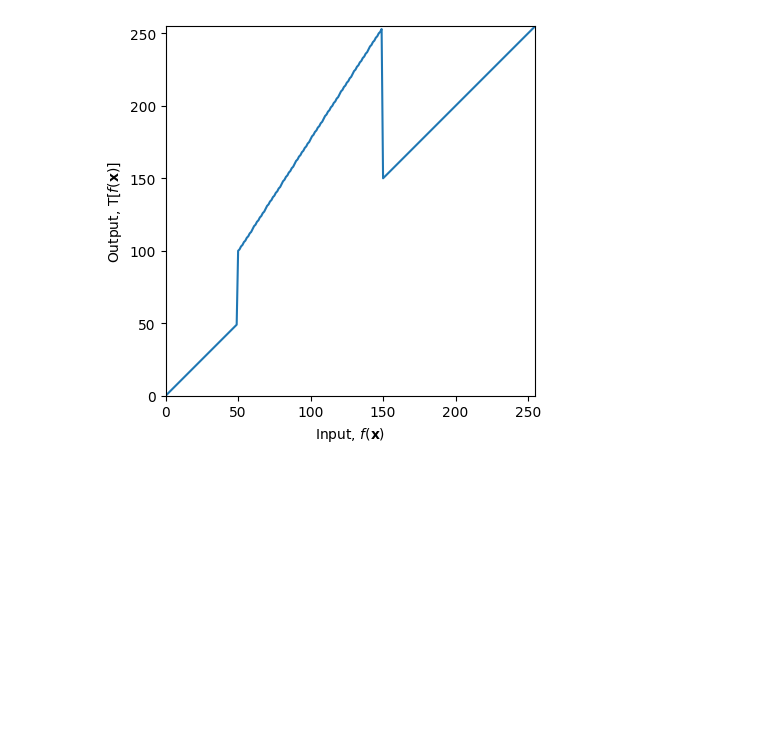
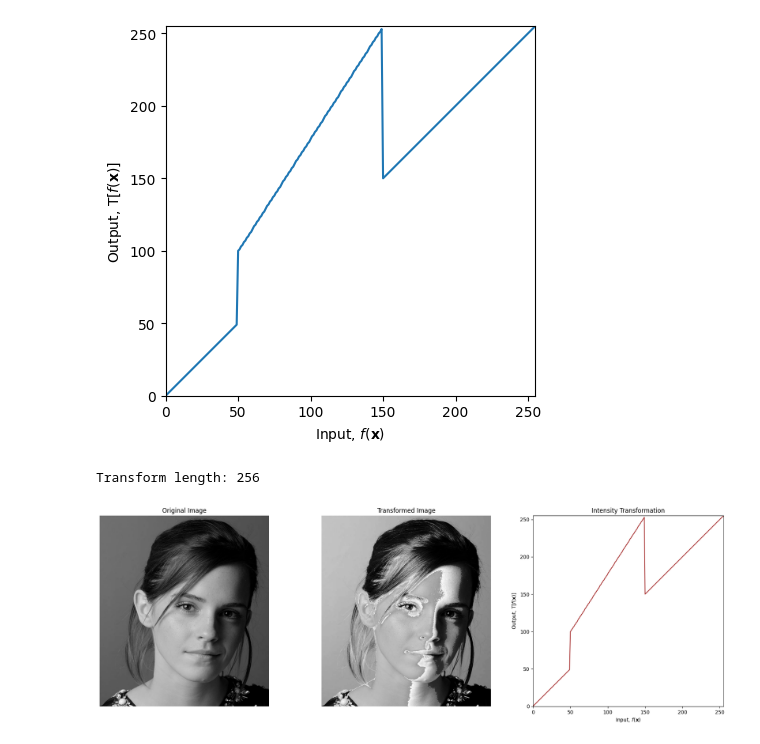
Before and after one commit to Kirushanth-G/EN3160---Image-Processing-and-Machine-Vision, a Jupyter notebook: Assignment1.ipynb, the cells around one changed output. Saved outputs shown, nothing was run; the diff lists cells and outputs as text; code cells hidden in the pictures; blank space fills up the shorter version.

```diff
--- a/Assignment1.ipynb
+++ b/Assignment1.ipynb
@@ -73,3 +73,56 @@ cv.destroyAllWindows()
 # %% [output]
 Transform length: 256
 [figure]
+# %%
+import cv2 as cv
+import numpy as np
+import matplotlib.pyplot as plt
+
+# Define the control points
+c = np.array([(50, 50), (50, 100), (150, 255), (150, 150), (255, 255)])
+
+# Define the intensity ranges based on control points
+t1 = np.linspace(0, c[0, 1], c[0, 0] + 1).astype('uint8')      # From 0 to 50
+t2 = np.linspace(c[0, 1], c[1, 1], c[1, 0] - c[0, 0] + 1).astype('uint8')  # From 50 to 100
+t3 = np.linspace(c[1, 1], c[2, 1], c[2, 0] - c[1, 0] + 1).astype('uint8')  # From 100 to 150
+t4 = np.linspace(c[2, 1], c[3, 1], c[3, 0] - c[2, 0] + 1).astype('uint8')  # From 150 to 200
+t5 = np.linspace(c[3, 1], c[4, 1], c[4, 0] - c[3, 0] + 1).astype('uint8')  # From 200 to 255
+
+# Concatenate the transformation arrays
+transform = np.concatenate((t1[:-1], t2[:-1], t3[:-1], t4[:-1], t5), axis=0)
+print(f'Transform length: {len(transform)}')
+
+# Load the original image
+img_orig = cv.imread('a1images/emma.jpg', cv.IMREAD_GRAYSCALE)
+
+# Apply intensity windowing transformation
+image_transformed = cv.LUT(img_orig, transform)
+
+# Display using matplotlib
+fig, ax = plt.subplots(1, 3, figsize=(18, 6))
+
+# Plot the original image
+ax[0].imshow(img_orig, cmap='gray')
+ax[0].set_title('Original Image')
+ax[0].axis('off')  # Turn off axis labels
+
+# Plot the transformed image
+ax[1].imshow(image_transformed, cmap='gray')
+ax[1].set_title('Transformed Image')
+ax[1].axis('off')  # Turn off axis labels
+
+# Plot the transformation curve
+ax[2].plot(transform, color='brown')
+ax[2].set_xlabel(r'Input, $f(\mathbf{x})$')  # Use raw string literals for LaTeX-style math
+ax[2].set_ylabel(r'Output, $\mathrm{T}[f(\mathbf{x})]$')  # Correct the backslashes
+ax[2].set_xlim(0, 255)
+ax[2].set_ylim(0, 255)
+ax[2].set_aspect('equal')
+ax[2].set_title('Intensity Transformation')
+
+# Adjust layout and display
+plt.tight_layout()
+plt.show()
+# %% [output]
+Transform length: 256
+[figure, added]
```
Also changed, not shown: parts of 1 cell of this notebook.
